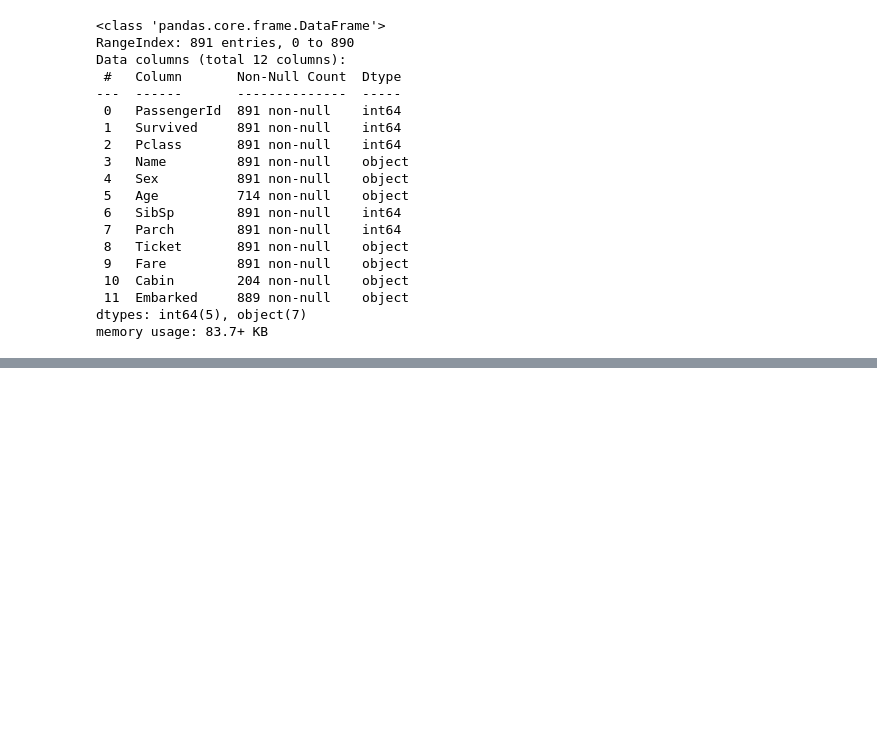
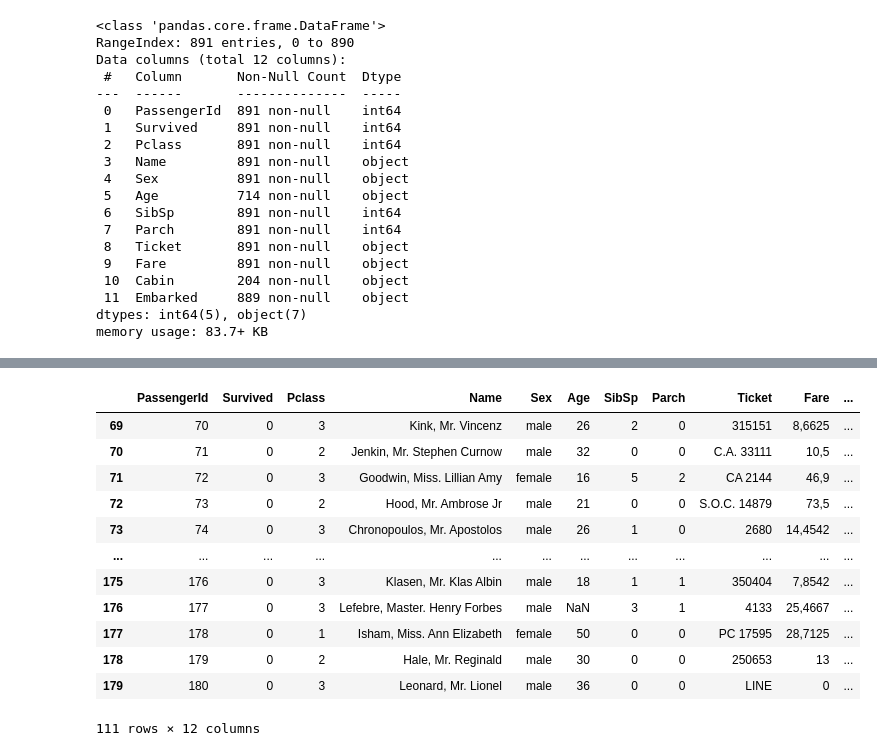
Before and after one commit to leocareer/python-course, a Jupyter notebook: 050924.ipynb, the cells around one changed output, grey strips where cells are left out. Saved outputs shown, nothing was run; the diff lists cells and outputs as text; code cells hidden in the pictures; blank space fills up the shorter version.

```diff
--- a/050924.ipynb
+++ b/050924.ipynb
@@ -351,0 +439,17 @@ memory usage: 83.7+ KB
+# %%
+filtr13 = (titanic['PassengerId']>=70)&(titanic['PassengerId']<=180)
+titanic[filtr13]
+# %% [output]
+|  | PassengerId | Survived | Pclass | Name | Sex | Age | SibSp | Parch | Ticket | Fare | ... |
+| 69 | 70 | 0 | 3 | Kink, Mr. Vincenz | male | 26 | 2 | 0 | 315151 | 8,6625 | ... |
+| 70 | 71 | 0 | 2 | Jenkin, Mr. Stephen Curnow | male | 32 | 0 | 0 | C.A. 33111 | 10,5 | ... |
+| 71 | 72 | 0 | 3 | Goodwin, Miss. Lillian Amy | female | 16 | 5 | 2 | CA 2144 | 46,9 | ... |
+| 72 | 73 | 0 | 2 | Hood, Mr. Ambrose Jr | male | 21 | 0 | 0 | S.O.C. 14879 | 73,5 | ... |
+| 73 | 74 | 0 | 3 | Chronopoulos, Mr. Apostolos | male | 26 | 1 | 0 | 2680 | 14,4542 | ... |
+| ... | ... | ... | ... | ... | ... | ... | ... | ... | ... | ... | ... |
+| 175 | 176 | 0 | 3 | Klasen, Mr. Klas Albin | male | 18 | 1 | 1 | 350404 | 7,8542 | ... |
+| 176 | 177 | 0 | 3 | Lefebre, Master. Henry Forbes | male | NaN | 3 | 1 | 4133 | 25,4667 | ... |
+| 177 | 178 | 0 | 1 | Isham, Miss. Ann Elizabeth | female | 50 | 0 | 0 | PC 17595 | 28,7125 | ... |
+| 178 | 179 | 0 | 2 | Hale, Mr. Reginald | male | 30 | 0 | 0 | 250653 | 13 | ... |
+| 179 | 180 | 0 | 3 | Leonard, Mr. Lionel | male | 36 | 0 | 0 | LINE | 0 | ... |
+111 rows × 12 columns
```
Also changed, not shown: parts of 10 cells of this notebook, 2 other files.
